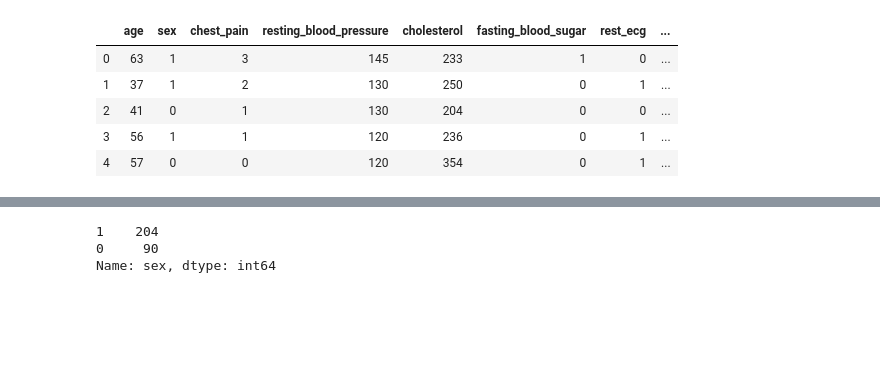
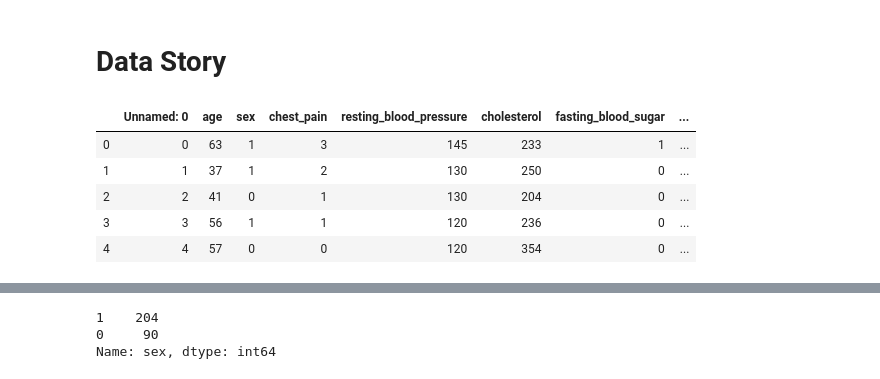
Before and after one commit to trishattah/SB-DataScience-Track, a Jupyter notebook: SB-DS-Project 1/Data story_DS_Project_1.ipynb, the cells around one changed output, grey strips where cells are left out. Cells and saved outputs as stored; diff of their text form; code cells hidden in the pictures; blank space fills up the shorter version.

```diff
--- a/SB-DS-Project 1/Data story_DS_Project_1.ipynb
+++ b/SB-DS-Project 1/Data story_DS_Project_1.ipynb
@@ -1,3 +1,5 @@
+# %% [markdown]
+# Data Story
 # %%
 import numpy as np
 import pandas as pd
@@ -6,12 +8,11 @@ from scipy import stats
 import seaborn as sns
 # %%
 df = pd.read_csv('DW.csv')
-df = df.drop(['Unnamed: 0'], axis =1)
 df.head()
 # %% [output]
-|  | age | sex | chest_pain | resting_blood_pressure | cholesterol | fasting_blood_sugar | rest_ecg | ... |
-| 0 | 63 | 1 | 3 | 145 | 233 | 1 | 0 | ... |
-| 1 | 37 | 1 | 2 | 130 | 250 | 0 | 1 | ... |
-| 2 | 41 | 0 | 1 | 130 | 204 | 0 | 0 | ... |
-| 3 | 56 | 1 | 1 | 120 | 236 | 0 | 1 | ... |
-| 4 | 57 | 0 | 0 | 120 | 354 | 0 | 1 | ... |
+|  | Unnamed: 0 | age | sex | chest_pain | resting_blood_pressure | cholesterol | fasting_blood_sugar | ... |
+| 0 | 0 | 63 | 1 | 3 | 145 | 233 | 1 | ... |
+| 1 | 1 | 37 | 1 | 2 | 130 | 250 | 0 | ... |
+| 2 | 2 | 41 | 0 | 1 | 130 | 204 | 0 | ... |
+| 3 | 3 | 56 | 1 | 1 | 120 | 236 | 0 | ... |
+| 4 | 4 | 57 | 0 | 0 | 120 | 354 | 0 | ... |
```
Also changed, not shown: parts of 13 cells of this notebook.
